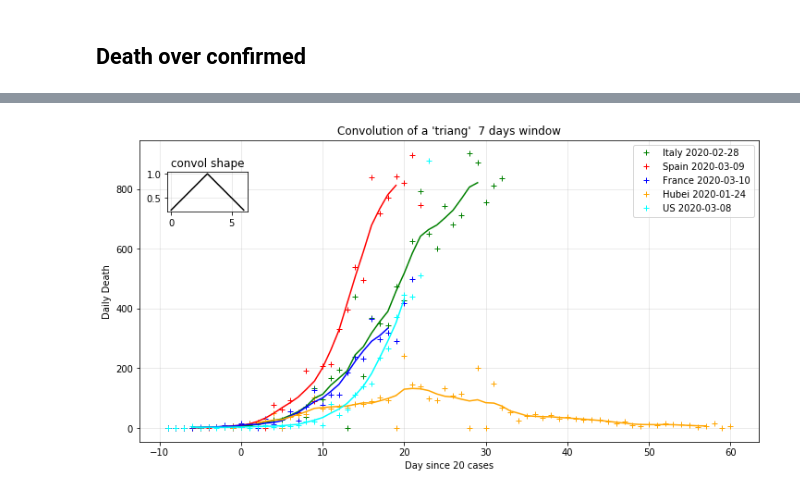
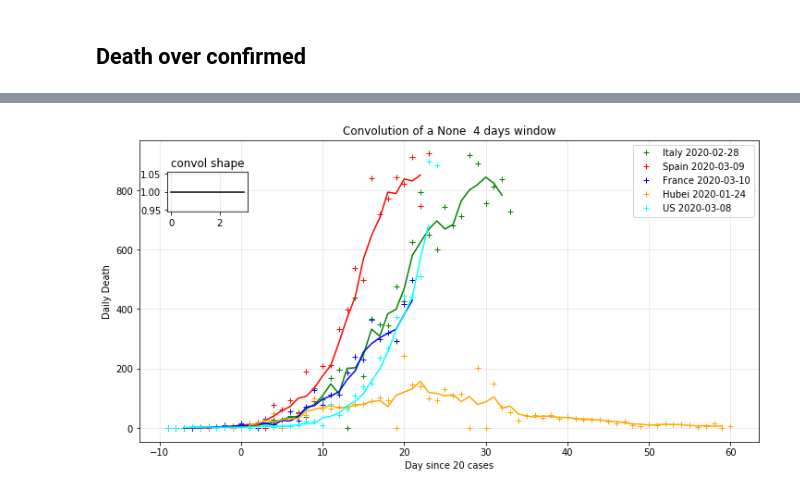
Before and after one commit to SylvainGuieu/corona, a Jupyter notebook: corona.ipynb, the cells around one changed output, grey strips where cells are left out. Saved outputs shown, nothing was run; the diff lists cells and outputs as text; code cells hidden in the pictures.

```diff
--- a/corona.ipynb
+++ b/corona.ipynb
@@ -362,22 +368,22 @@ _ = d.plot(style={'label':'death'}).set(yscale='log', xlabel="Date", ylabel="Cas
 # %%
 origins = death.when_case_exceed(20)
 subset = death.subset([ 'Italy', 'Spain', 'France', 'Hubei', 'US'])
 subset = subset.get_day_indexed(origins).subset(start=-10, end=60)
 
 sd = subset.cases.iloc[:,1:] - np.asarray(subset.cases.iloc[:,0:-1])  # subset.daily_cases in coronapy >= 0.1.6
-ws = 7 # window size
+ws = 4 # window size
 # window type
-wt = "triang" # None "bartlett" "blackman" "triang" "boxcar" "hamming" "parzen" "nuttall" "barthann"
+wt = None#"triang" # None "bartlett" "blackman" "triang" "boxcar" "hamming" "parzen" "nuttall" "barthann"
 
 rolling = sd.cases.rolling(ws, win_type=wt, center=True, axis=1)
 w = np.ones((ws,)) if wt is None else rolling._get_window(win_type=wt)
 
 # put back the header part for legend
 sd = subset.header.join(sd)
 
 axes = sd.plot(linestyle="None", marker="+")
 rolling.mean().plot(label=None,linestyle="solid").set(ylabel="Daily Death", xlabel="Day since 20 cases", title="Convolution of a %r  %d days window"%(wt,ws))
 _ = plt.axes((0.16, 0.7, 0.1, 0.1), title="convol shape").plot(w, 'k-')
 # %% [output]
-[figure, old version]
+[figure, new version]
 # %%
```
Also changed, not shown: parts of 25 cells of this notebook, 12 other files.
